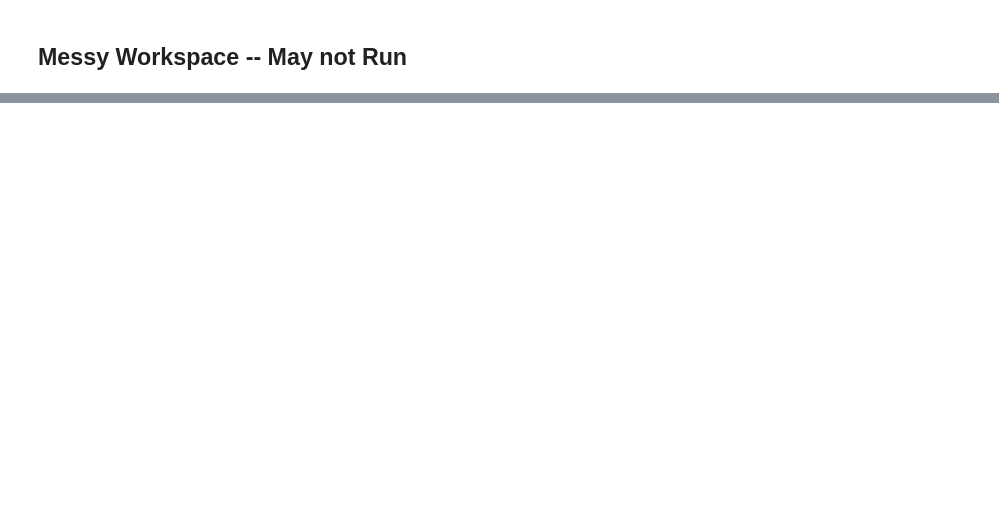
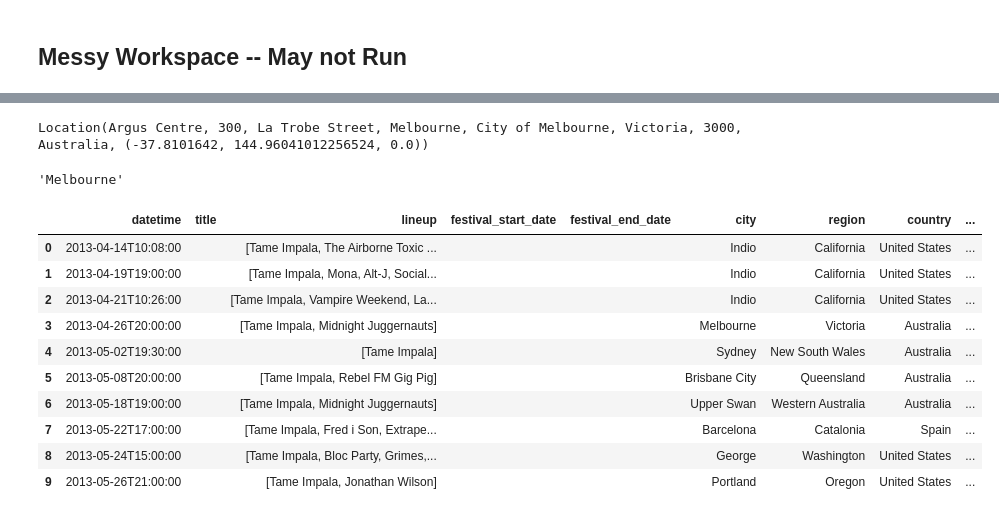
Before and after one commit to sam-courtney/dse241_liveMusicEvents_finalProject, a Jupyter notebook: DSE 241 - Final Project.ipynb, the cells around one changed output, grey strips where cells are left out. Drawn from its saved outputs; the diff is of its cells as text; code cells hidden in the pictures; blank space fills up the shorter version.

Commit message:
reverse geocoding working now, but running a bit slow due to rate limiting with Nominatim API in geopy

```diff
--- a/DSE 241 - Final Project.ipynb
+++ b/DSE 241 - Final Project.ipynb
@@ -79,6 +79,27 @@ def parse_events(event_json):
     events_df = pd.DataFrame(events_data, columns=cols)
     events_df['artist'] = artist
     return events_df
+
+def get_locations(df, latitude_column='latitude', longitude_column='longitude'):
+    new_df = df.copy()
+    geolocator = Nominatim(user_agent="rg_agent")
+    reverse_geocode = RateLimiter(geolocator.reverse, min_delay_seconds=1)
+    for index, row in new_df.iterrows():
+        lookup = reverse_geocode((row[latitude_column],row[longitude_column]), language='en')
+        try:
+            new_df.loc[index,'city'] = lookup.raw['address']['city']
+        except:
+            continue
+        try:
+            new_df.loc[index,'region'] = lookup.raw['address']['state']
+        except:
+            continue
+        try:
+            new_df.loc[index,'country'] = lookup.raw['address']['country']
+        except:
+            continue
+
+    return new_df
 # %% [markdown]
 ## Key Inputs
 # %%
@@ -184,0 +222,2 @@ test_df.head()
+# %%
+test_df = get_locations(test_df)
@@ -213,0 +291,24 @@ dir(coordinates)
+# %%
+x
+# %% [output]
+Location(Argus Centre, 300, La Trobe Street, Melbourne, City of Melbourne, Victoria, 3000, Australia, (-37.8101642, 144.96041012256524, 0.0))
+# %%
+x.raw['address']['city']
+# %% [output]
+'Melbourne'
+# %%
+x_df = test_df[:10].copy()
+tt = get_location(x_df, 'latitude', 'longitude')
+tt.head(10)
+# %% [output]
+|  | datetime | title | lineup | festival_start_date | festival_end_date | city | region | country | ... |
+| 0 | 2013-04-14T10:08:00 |  | [Tame Impala, The Airborne Toxic ... |  |  | Indio | California | United States | ... |
+| 1 | 2013-04-19T19:00:00 |  | [Tame Impala, Mona, Alt-J, Social... |  |  | Indio | California | United States | ... |
+| 2 | 2013-04-21T10:26:00 |  | [Tame Impala, Vampire Weekend, La... |  |  | Indio | California | United States | ... |
+| 3 | 2013-04-26T20:00:00 |  | [Tame Impala, Midnight Juggernauts] |  |  | Melbourne | Victoria | Australia | ... |
+| 4 | 2013-05-02T19:30:00 |  | [Tame Impala] |  |  | Sydney | New South Wales | Australia | ... |
+| 5 | 2013-05-08T20:00:00 |  | [Tame Impala, Rebel FM Gig Pig] |  |  | Brisbane City | Queensland | Australia | ... |
+| 6 | 2013-05-18T19:00:00 |  | [Tame Impala, Midnight Juggernauts] |  |  | Upper Swan | Western Australia | Australia | ... |
+| 7 | 2013-05-22T17:00:00 |  | [Tame Impala, Fred i Son, Extrape... |  |  | Barcelona | Catalonia | Spain | ... |
+| 8 | 2013-05-24T15:00:00 |  | [Tame Impala, Bloc Party, Grimes,... |  |  | George | Washington | United States | ... |
+| 9 | 2013-05-26T21:00:00 |  | [Tame Impala, Jonathan Wilson] |  |  | Portland | Oregon | United States | ... |
```
Also changed, not shown: parts of 27 cells of this notebook.
